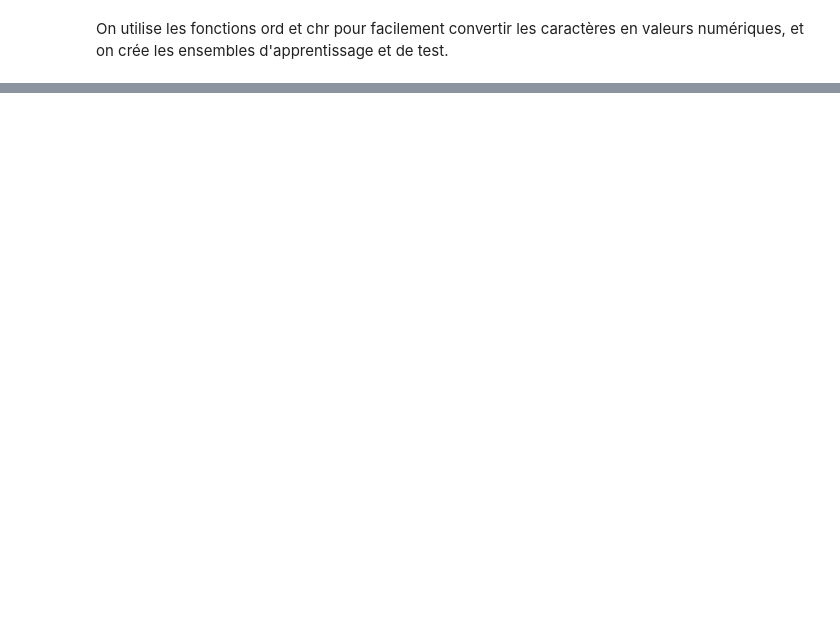
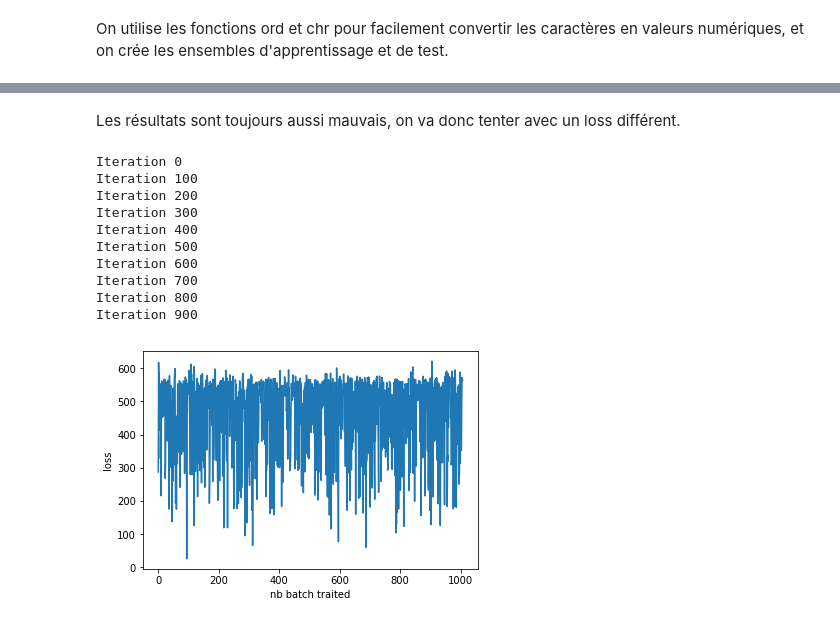
Before and after one commit to Benlog/AS, a Jupyter notebook: TME7.ipynb, the cells around one changed output, grey strips where cells are left out. Saved outputs shown, nothing was run; the diff lists cells and outputs as text; code cells hidden in the pictures; blank space fills up the shorter version.

```diff
--- a/TME7.ipynb
+++ b/TME7.ipynb
@@ -292,0 +302,5 @@ plt.show()
+# %%
+zLen = 1000
+recurIn = Encoder(zLen, VOCAB_SIZE+1)
+recurOut = Recurent(zLen, VOCAB_SIZE+1)
+m = Seq2Seq(recurIn, recurOut, toohot(torch.LongTensor([FINAL_CHAR])), debug = True)
@@ -292,0 +339,2 @@ plt.show()
+# %% [markdown]
+Les résultats sont toujours aussi mauvais, on va donc tenter avec un loss différent.
@@ -292,0 +358,13 @@ plt.show()
+# %%
+class Encoder(nn.Module):
+    def __init__(self, tailleZ, tailleVoc, actF = nn.Sigmoid()):
+        '''X et Y vecteur onehot de taille tailleVoc
+        Z vecteur de stockage de taille tailleZ'''
+        super(Encoder, self).__init__()
+        self.XToZ = nn.Linear(tailleVoc, tailleZ)
+        self.ZToZ = nn.Linear(tailleZ, tailleZ)
+        self.actF = actF
+
+    def forward(self, x, z):
+        '''return Z'''
+        return self.actF(self.XToZ(x) + self.ZToZ(z))
@@ -292,0 +423,38 @@ plt.show()
+# %%
+zLen = 1000
+recurIn = Encoder(zLen, VOCAB_SIZE+1)
+recurOut = Recurent(zLen, VOCAB_SIZE+1)
+m = Seq2Seq(recurIn, recurOut, toohot(torch.LongTensor([FINAL_CHAR])), debug = True)
+# %%
+TRAIN_ITER = 1000
+lossHisto = []
+diffHisto = []
+for i in range(TRAIN_ITER):
+
+    if i%(TRAIN_ITER/10) == 0:
+        print("Iteration", i)
+
+    t = tweet()
+    #print(t)
+
+    x = Variable(toohot(torch.LongTensor(encode(t[:10]))))
+    y = Variable(torch.LongTensor(encode(t[10:])))
+    z = Variable(torch.zeros(zLen).type(torch.FloatTensor))
+    m.train(x, z, y)
+
+plt.plot(m.lossHisto)
+plt.ylabel('loss')
+plt.xlabel('nb batch traited')
+plt.show()
+# %% [output]
+Iteration 0
+Iteration 100
+Iteration 200
+Iteration 300
+Iteration 400
+Iteration 500
+Iteration 600
+Iteration 700
+Iteration 800
+Iteration 900
+[figure, added]
```
Also changed, not shown: parts of 48 cells of this notebook, 1 other file.
